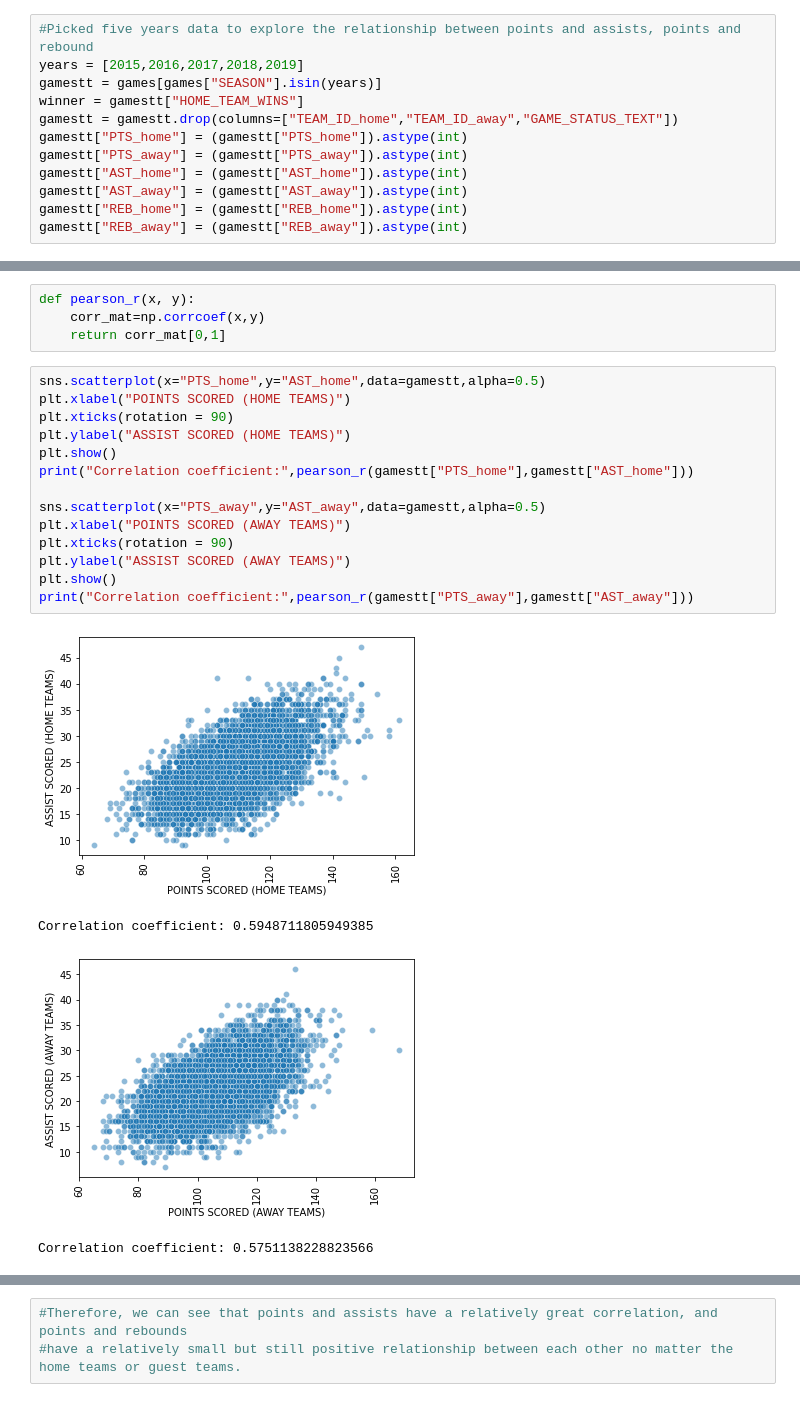
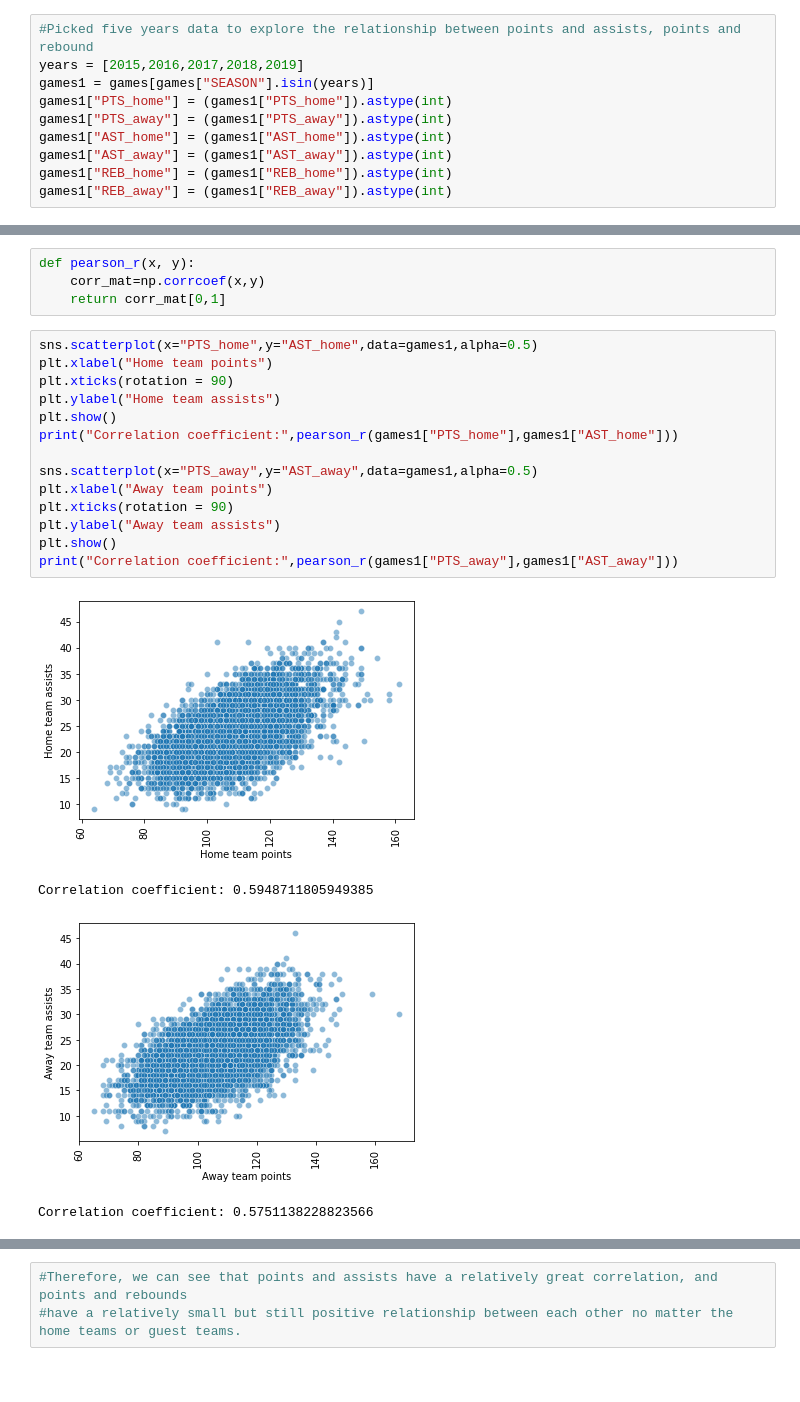
Before and after one commit to haoranyyy/UCLA-Anderson-MSBA-2019, a Jupyter notebook: Sports analytics final.ipynb, the cells around one changed output, grey strips where cells are left out. Drawn from its saved outputs; the diff is of its cells as text.

```diff
--- a/Sports analytics final.ipynb
+++ b/Sports analytics final.ipynb
@@ -27,12 +27,10 @@ players
 # %%
 #Picked five years data to explore the relationship between points and assists, points and rebound
 years = [2015,2016,2017,2018,2019]
-gamestt = games[games["SEASON"].isin(years)]
-winner = gamestt["HOME_TEAM_WINS"]
-gamestt = gamestt.drop(columns=["TEAM_ID_home","TEAM_ID_away","GAME_STATUS_TEXT"])
-gamestt["PTS_home"] = (gamestt["PTS_home"]).astype(int)
-gamestt["PTS_away"] = (gamestt["PTS_away"]).astype(int)
-gamestt["AST_home"] = (gamestt["AST_home"]).astype(int)
-gamestt["AST_away"] = (gamestt["AST_away"]).astype(int)
-gamestt["REB_home"] = (gamestt["REB_home"]).astype(int)
-gamestt["REB_away"] = (gamestt["REB_away"]).astype(int)
+games1 = games[games["SEASON"].isin(years)]
+games1["PTS_home"] = (games1["PTS_home"]).astype(int)
+games1["PTS_away"] = (games1["PTS_away"]).astype(int)
+games1["AST_home"] = (games1["AST_home"]).astype(int)
+games1["AST_away"] = (games1["AST_away"]).astype(int)
+games1["REB_home"] = (games1["REB_home"]).astype(int)
+games1["REB_away"] = (games1["REB_away"]).astype(int)
@@ -61,22 +77,22 @@ def pearson_r(x, y):
     corr_mat=np.corrcoef(x,y)
     return corr_mat[0,1]
 # %%
-sns.scatterplot(x="PTS_home",y="AST_home",data=gamestt,alpha=0.5)
-plt.xlabel("POINTS SCORED (HOME TEAMS)")
+sns.scatterplot(x="PTS_home",y="AST_home",data=games1,alpha=0.5)
+plt.xlabel("Home team points")
 plt.xticks(rotation = 90)
-plt.ylabel("ASSIST SCORED (HOME TEAMS)")
+plt.ylabel("Home team assists")
 plt.show()
-print("Correlation coefficient:",pearson_r(gamestt["PTS_home"],gamestt["AST_home"]))
+print("Correlation coefficient:",pearson_r(games1["PTS_home"],games1["AST_home"]))
 
-sns.scatterplot(x="PTS_away",y="AST_away",data=gamestt,alpha=0.5)
-plt.xlabel("POINTS SCORED (AWAY TEAMS)")
+sns.scatterplot(x="PTS_away",y="AST_away",data=games1,alpha=0.5)
+plt.xlabel("Away team points")
 plt.xticks(rotation = 90)
-plt.ylabel("ASSIST SCORED (AWAY TEAMS)")
+plt.ylabel("Away team assists")
 plt.show()
-print("Correlation coefficient:",pearson_r(gamestt["PTS_away"],gamestt["AST_away"]))
+print("Correlation coefficient:",pearson_r(games1["PTS_away"],games1["AST_away"]))
 # %% [output]
-[figure, old version]
+[figure, new version]
 Correlation coefficient: 0.5948711805949385
-[figure, old version]
+[figure, new version]
 Correlation coefficient: 0.5751138228823566
 # %%
```
Also changed, not shown: parts of 6 cells of this notebook.
